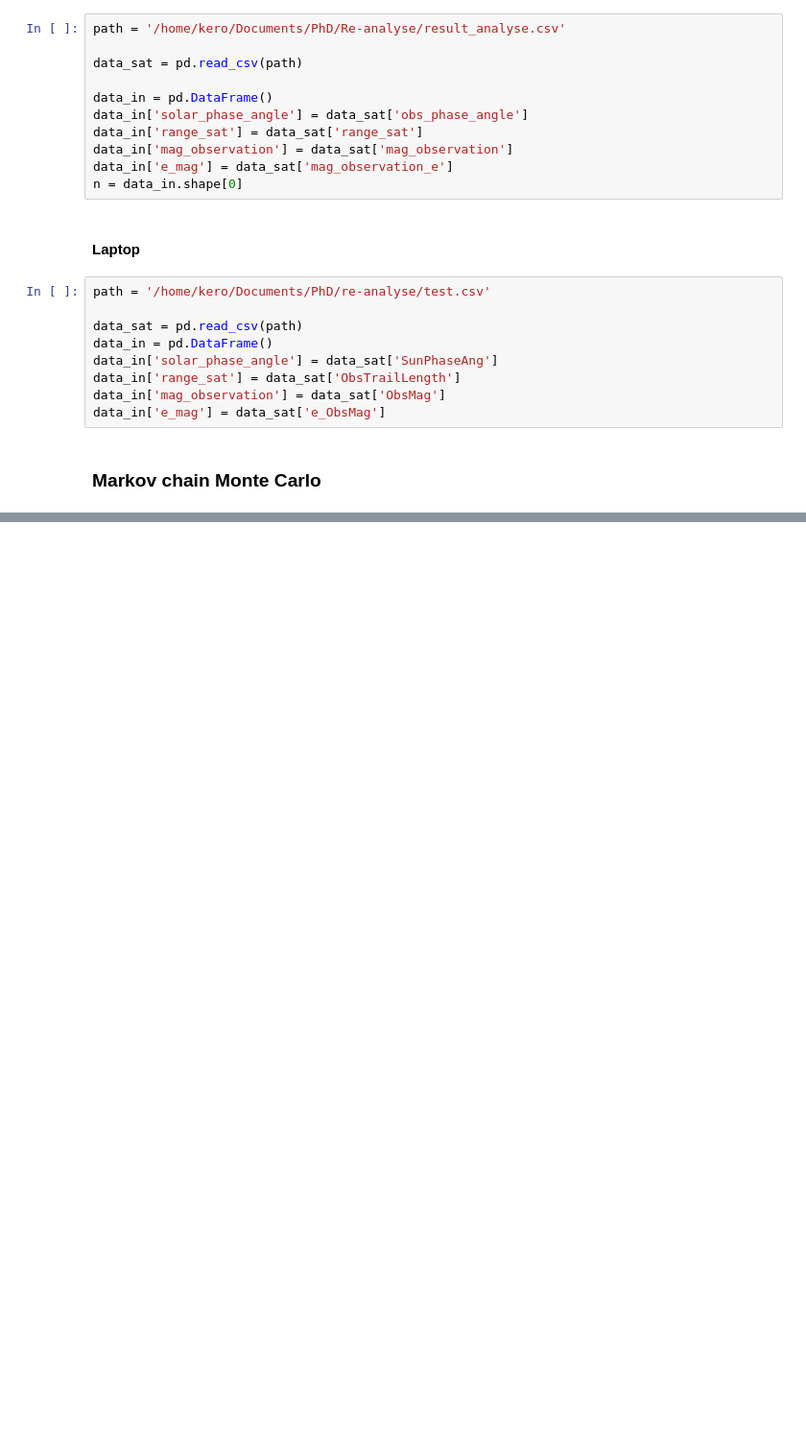
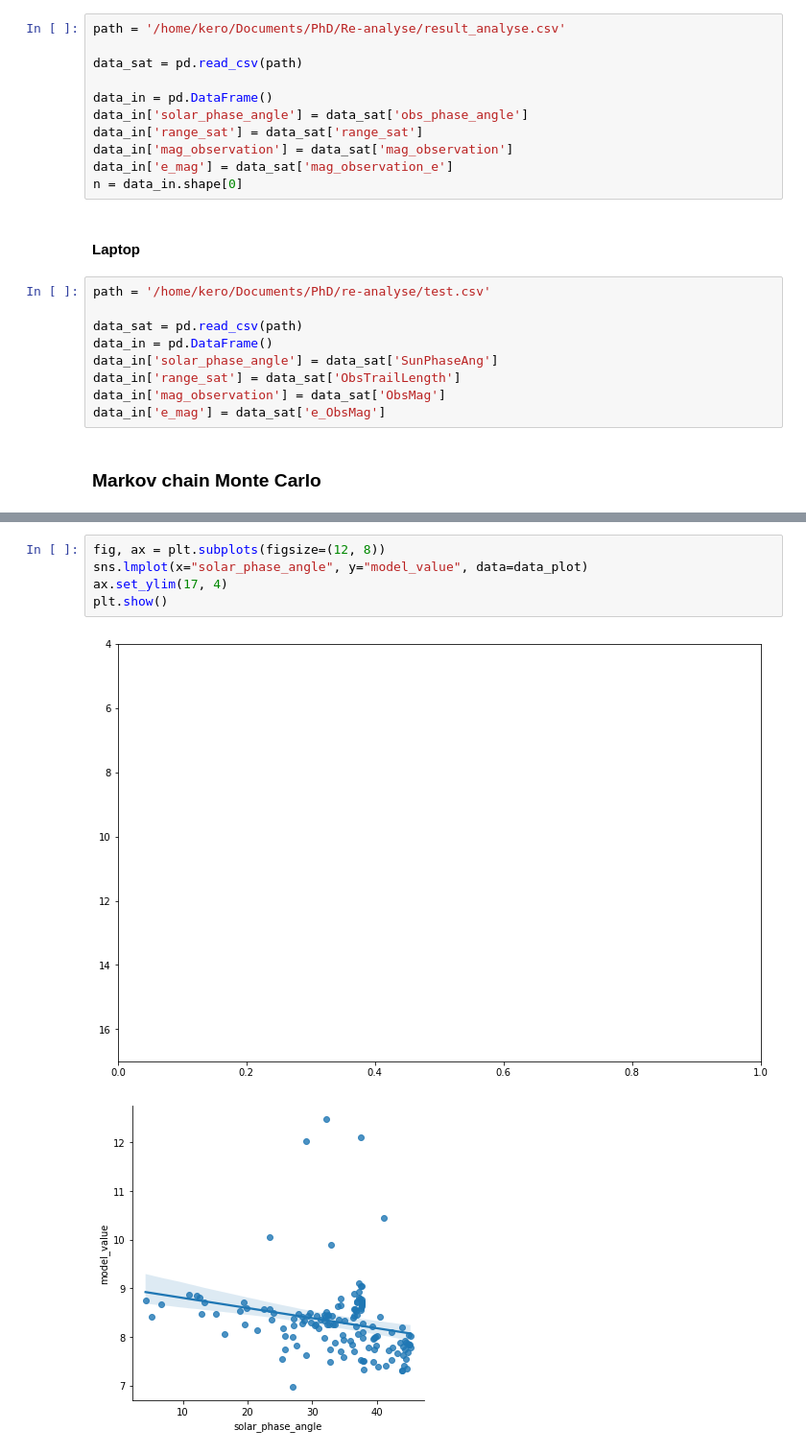
Before and after one commit to mariaromerocol/monte_carlos, a Jupyter notebook: test.ipynb, the cells around one changed output, grey strips where cells are left out. Shown at 96% size. Drawn from its saved outputs; the diff is of its cells as text; blank space fills up the shorter version.

```diff
--- a/test.ipynb
+++ b/test.ipynb
@@ -134,0 +235,8 @@ for i in range(num_simulations):
+# %%
+fig, ax = plt.subplots(figsize=(12, 8))
+sns.lmplot(x="solar_phase_angle", y="model_value", data=data_plot)
+ax.set_ylim(17, 4)
+plt.show()
+# %% [output]
+[figure, added]
+[figure, added]
```
Also changed, not shown: parts of 14 cells of this notebook.
